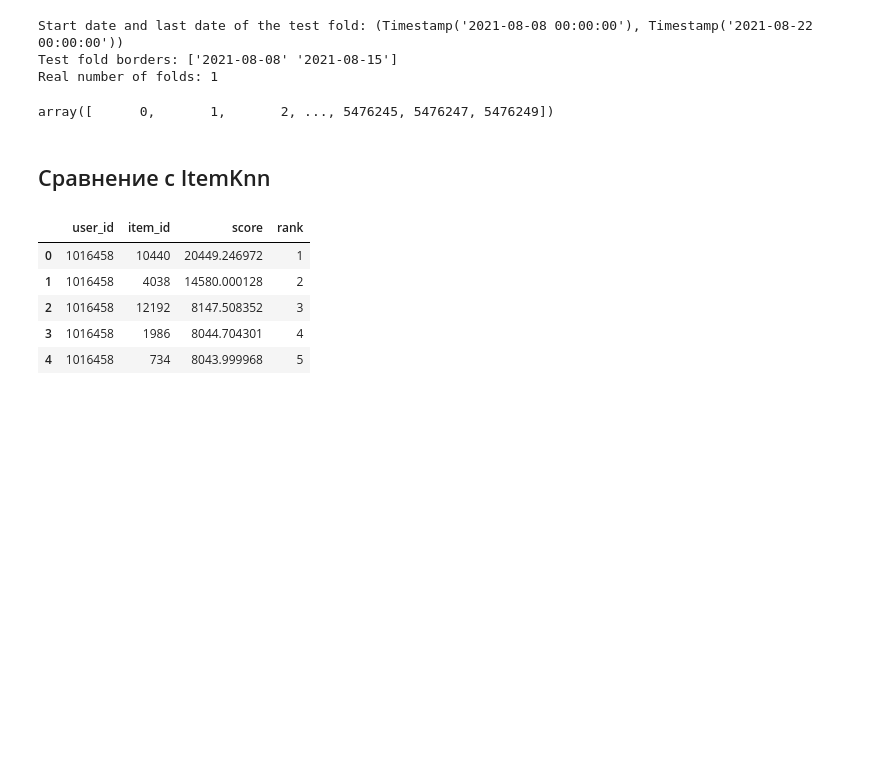
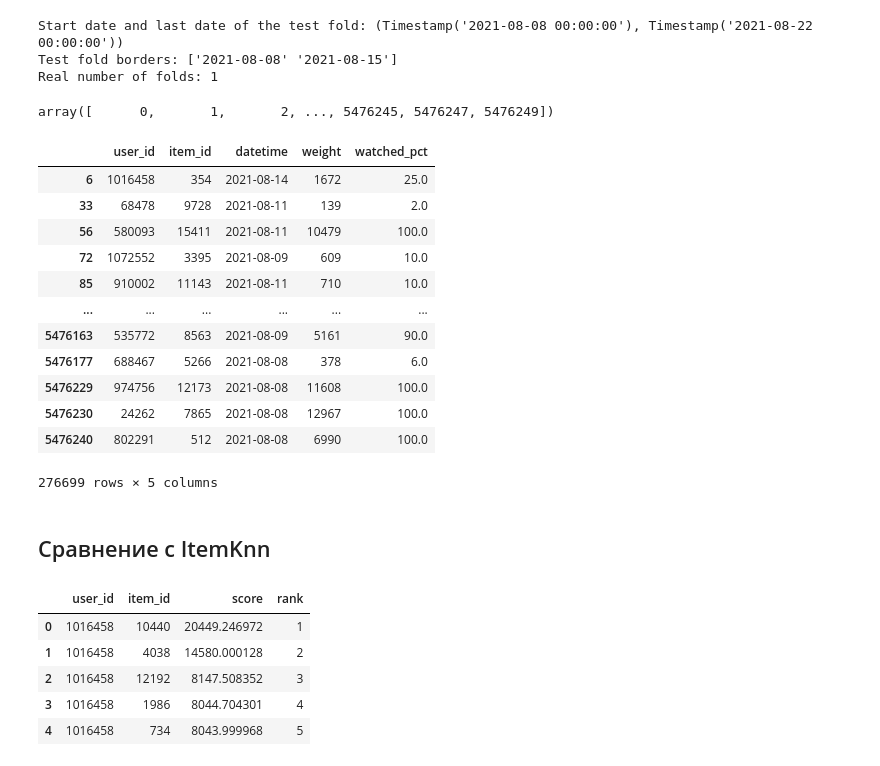
Before and after one commit to timekeeper18/RecoServiceTemplate, a Jupyter notebook: notebooks/HW3_KNN_BM25.ipynb, the cells around one changed output. Drawn from its saved outputs; the diff is of its cells as text; code cells hidden in the pictures; blank space fills up the shorter version.

```diff
--- a/notebooks/HW3_KNN_BM25.ipynb
+++ b/notebooks/HW3_KNN_BM25.ipynb
@@ -142,6 +142,22 @@ array([      0,       1,       2, ..., 5476245, 5476247, 5476249])
 # %%
 train = interactions.loc[train_ids]
 test = interactions.loc[test_ids]
+# %%
+test
+# %% [output]
+|  | user_id | item_id | datetime | weight | watched_pct |
+| 6 | 1016458 | 354 | 2021-08-14 | 1672 | 25.0 |
+| 33 | 68478 | 9728 | 2021-08-11 | 139 | 2.0 |
+| 56 | 580093 | 15411 | 2021-08-11 | 10479 | 100.0 |
+| 72 | 1072552 | 3395 | 2021-08-09 | 609 | 10.0 |
+| 85 | 910002 | 11143 | 2021-08-11 | 710 | 10.0 |
+| ... | ... | ... | ... | ... | ... |
+| 5476163 | 535772 | 8563 | 2021-08-09 | 5161 | 90.0 |
+| 5476177 | 688467 | 5266 | 2021-08-08 | 378 | 6.0 |
+| 5476229 | 974756 | 12173 | 2021-08-08 | 11608 | 100.0 |
+| 5476230 | 24262 | 7865 | 2021-08-08 | 12967 | 100.0 |
+| 5476240 | 802291 | 512 | 2021-08-08 | 6990 | 100.0 |
+276699 rows × 5 columns
 # %% [markdown]
 ## Сравнение с ItemKnn
 # %%
```
Also changed, not shown: parts of 1 cell of this notebook.
